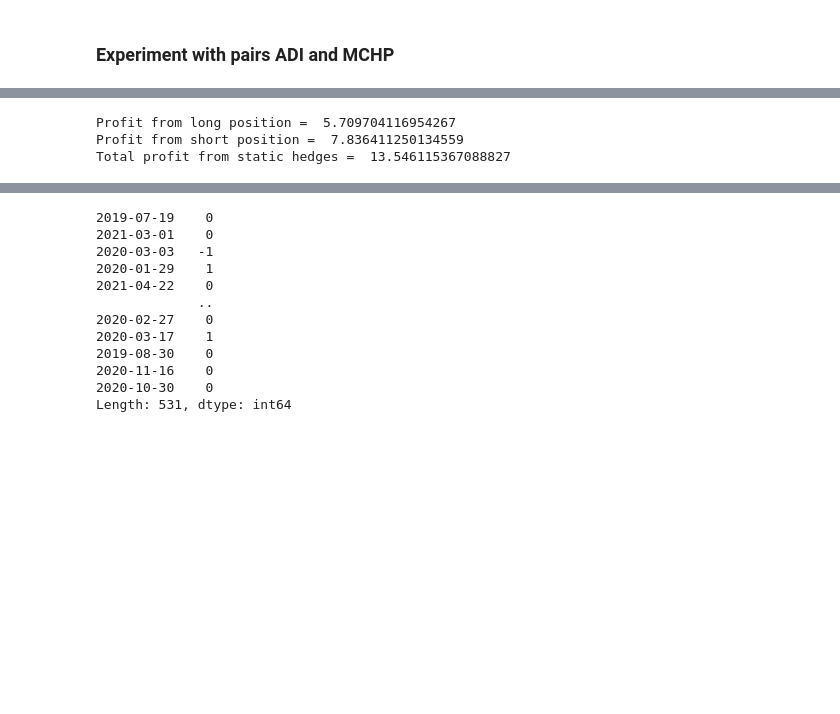
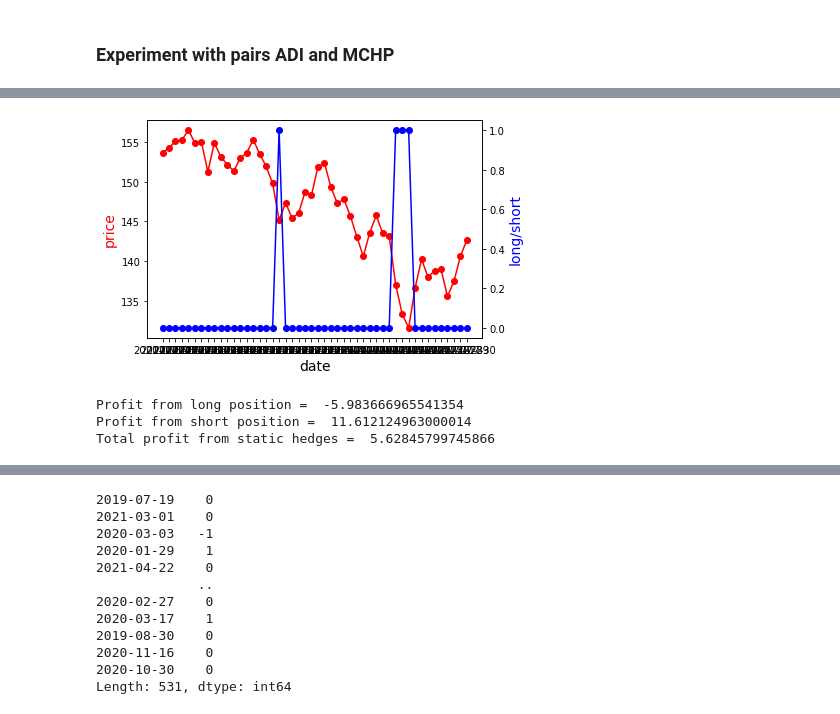
Before and after one commit to kunalc10/appianway, a Jupyter notebook: notebooks/trading_pairs.ipynb, the cells around one changed output, grey strips where cells are left out. Cells and saved outputs as stored; diff of their text form; code cells hidden in the pictures; blank space fills up the shorter version.

```diff
--- a/notebooks/trading_pairs.ipynb
+++ b/notebooks/trading_pairs.ipynb
@@ -149,10 +121,14 @@ top_strategy, bottom_strategy, datelist = econometrics.generate_mad_signals(diff
+# %%
+econometrics.plot_twin_axis(Y, pd.Series(top_strategy, index=datelist),"price","long/short")
+# %% [output]
+[figure, added]
 # %%
-lp, sp = econometrics.compute_profits(Y, X, top_strategy, bottom_strategy, datelist, cointegrating_series = "X")
+lp, sp = compute_profits(Y, X, top_strategy, bottom_strategy, datelist, cointegrating_series = "Y")
 print("Profit from long position = ", lp)
 print("Profit from short position = ", sp)
 
 print("Total profit from static hedges = ", lp + sp)
 # %% [output]
-Profit from long position =  5.709704116954267
-Profit from short position =  7.836411250134559
-Total profit from static hedges =  13.546115367088827
+Profit from long position =  -5.983666965541354
+Profit from short position =  11.612124963000014
+Total profit from static hedges =  5.62845799745866
```
Also changed, not shown: parts of 16 cells of this notebook, 1 other file.
